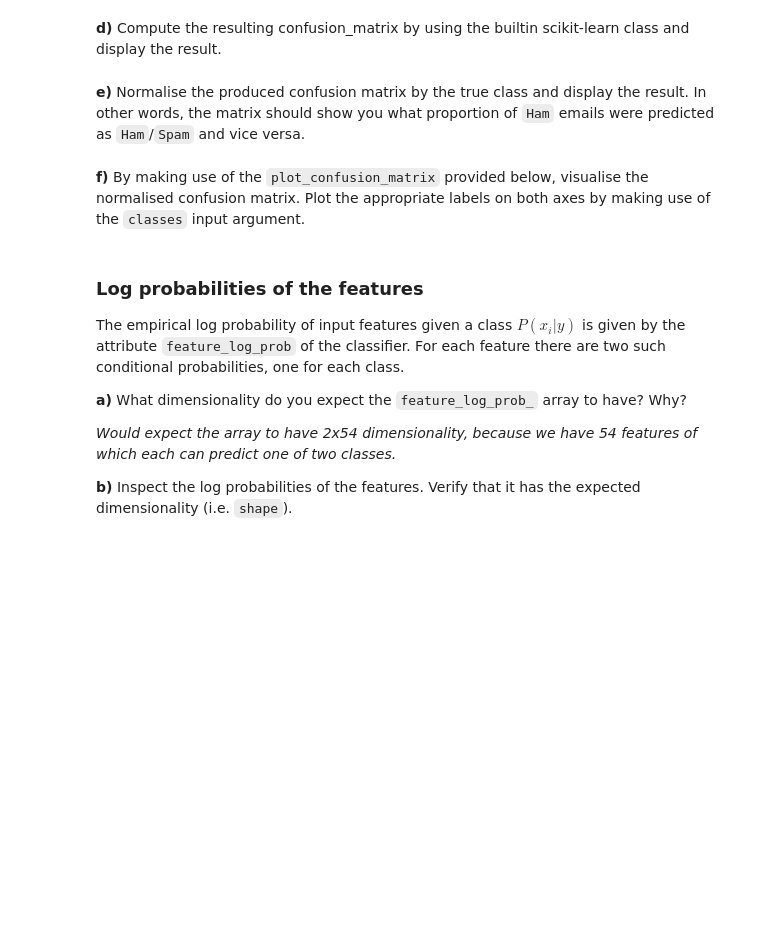
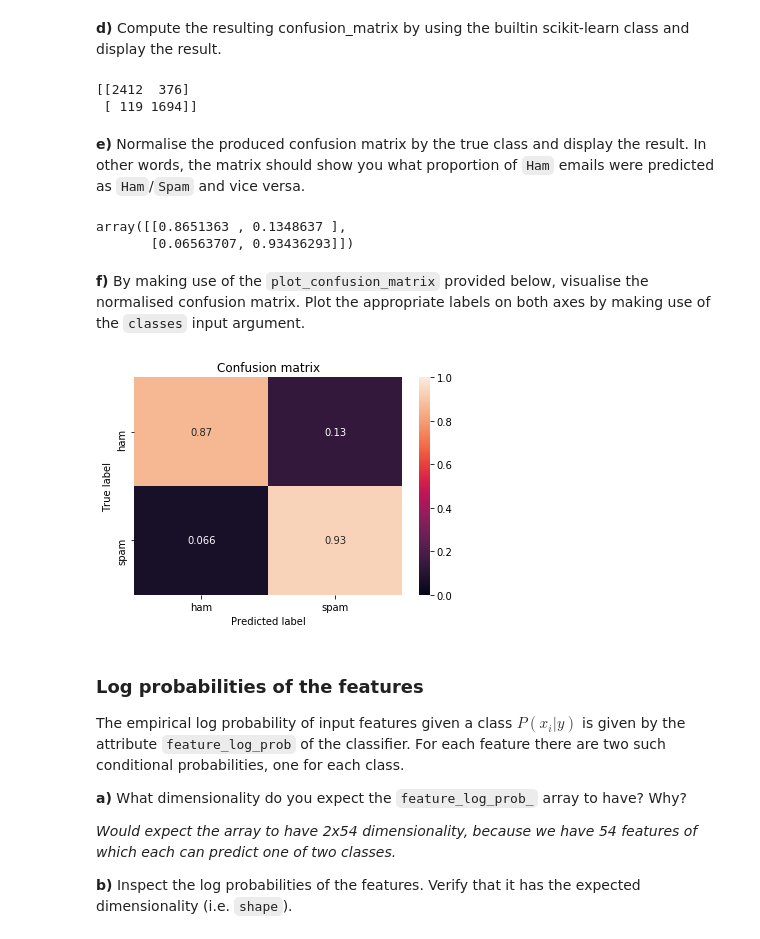
Before and after one commit to adagloria/CA_AI_2020, a Jupyter notebook: 02_Python_for_Data_Science/05_Data_Analysis_Visualization.ipynb, the cells around one changed output. Cells and saved outputs as stored; diff of their text form; code cells hidden in the pictures; blank space fills up the shorter version.

```diff
--- a/02_Python_for_Data_Science/05_Data_Analysis_Visualization.ipynb
+++ b/02_Python_for_Data_Science/05_Data_Analysis_Visualization.ipynb
@@ -128,3 +232,5 @@ To train a Multinomial Naive Bayes classifier, initialise a `MultinomialNB` obje
+# %%
+multinomial = MultinomialNB().fit(X, y)
 # %% [markdown]
 ## Model evaluation
 We can evaluate the classifier by looking at the classification accuracy, and the [confusion matrix](https://en.wikipedia.org/wiki/Confusion_matrix).
@@ -145,2 +251,4 @@ Scikit-learn also has a [`confusion_matrix`](http://scikit-learn.org/stable/modu
+# %%
+testY = multinomial.predict(X)
 # %% [markdown]
 **c)** Compute the classification accuracy on the training data by either using the `accuracy_score` metric or the `score` method of the `MultinomialNB`.
@@ -153,2 +262,8 @@ Scikit-learn also has a [`confusion_matrix`](http://scikit-learn.org/stable/modu
+# %%
+confused = confusion_matrix(y, testY)
+print (confused)
+# %% [output]
+[[2412  376]
+ [ 119 1694]]
 # %% [markdown]
 **e)** Normalise the produced confusion matrix by the true class and display the result. In other words, the matrix should show you what proportion of `Ham` emails were predicted as `Ham`/`Spam` and vice versa.
@@ -157,17 +270,26 @@ Scikit-learn also has a [`confusion_matrix`](http://scikit-learn.org/stable/modu
+# %%
+norm = confused/confused.sum(axis=1)[:, np.newaxis]
+norm
+# %% [output]
+array([[0.8651363 , 0.1348637 ],
+       [0.06563707, 0.93436293]])
 # %% [markdown]
 **f)** By making use of the `plot_confusion_matrix` provided below, visualise the normalised confusion matrix. Plot the appropriate labels on both axes by making use of the `classes` input argument.
 # %%
 def plot_confusion_matrix(cm, classes=None, title='Confusion matrix'):
     """Plots a confusion matrix."""
     if classes is not None:
         sns.heatmap(cm, xticklabels=classes, yticklabels=classes, vmin=0., vmax=1., annot=True)
     else:
         sns.heatmap(cm, vmin=0., vmax=1.)
     plt.title(title)
     plt.ylabel('True label')
     plt.xlabel('Predicted label')
 
-# YOUR CODE GOES HERE
+classes = ['ham', 'spam']
+plot_confusion_matrix(norm, classes=classes, title='Confusion matrix')
+# %% [output]
+[figure, added]
 # %% [markdown]
 ### Log probabilities of the features
 The empirical log probability of input features given a class $P\left(x_i  |  y\right)$ is given by the attribute `feature_log_prob` of the classifier. For each feature there are two such conditional probabilities, one for each class.
```
Also changed, not shown: parts of 46 cells of this notebook.
